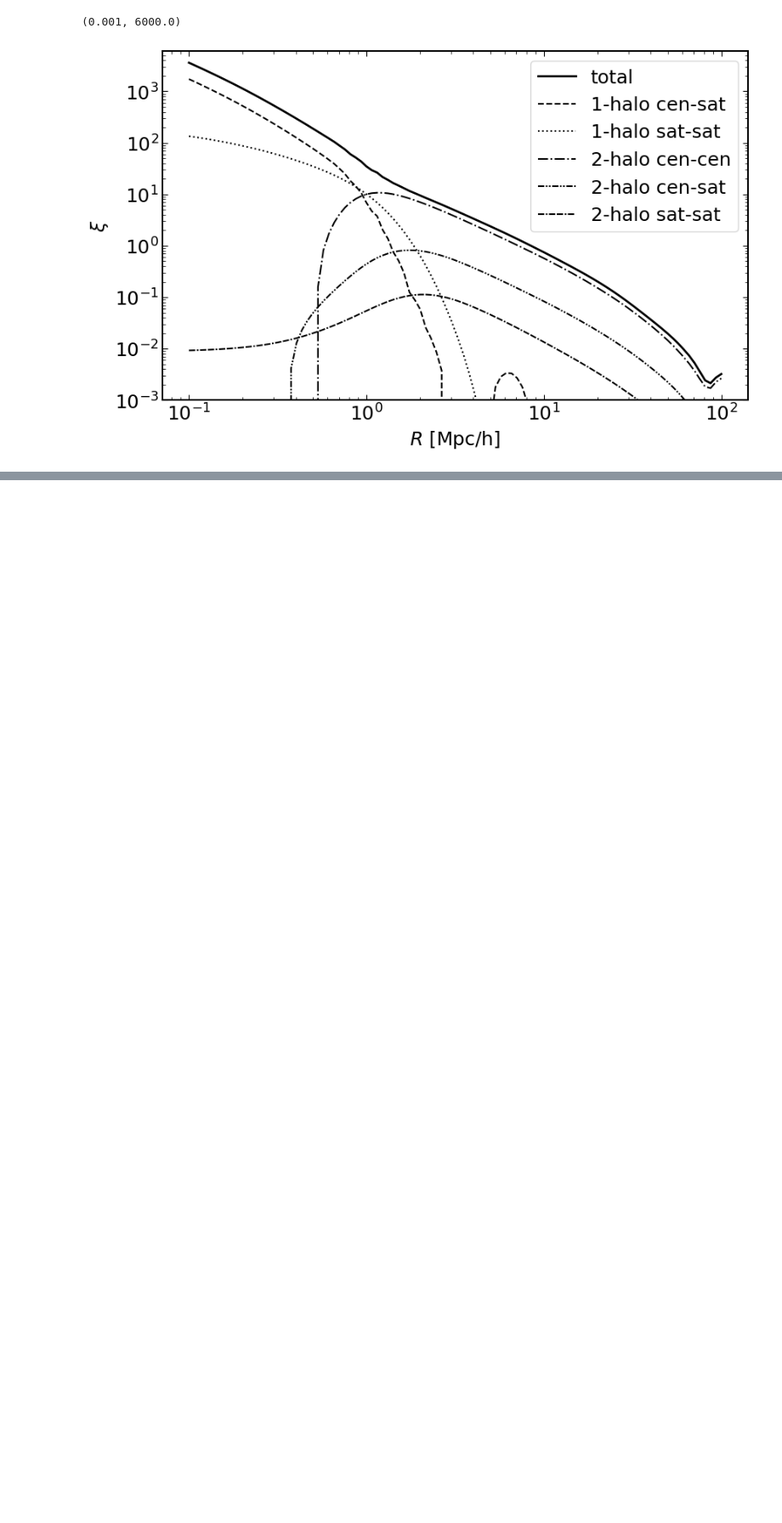
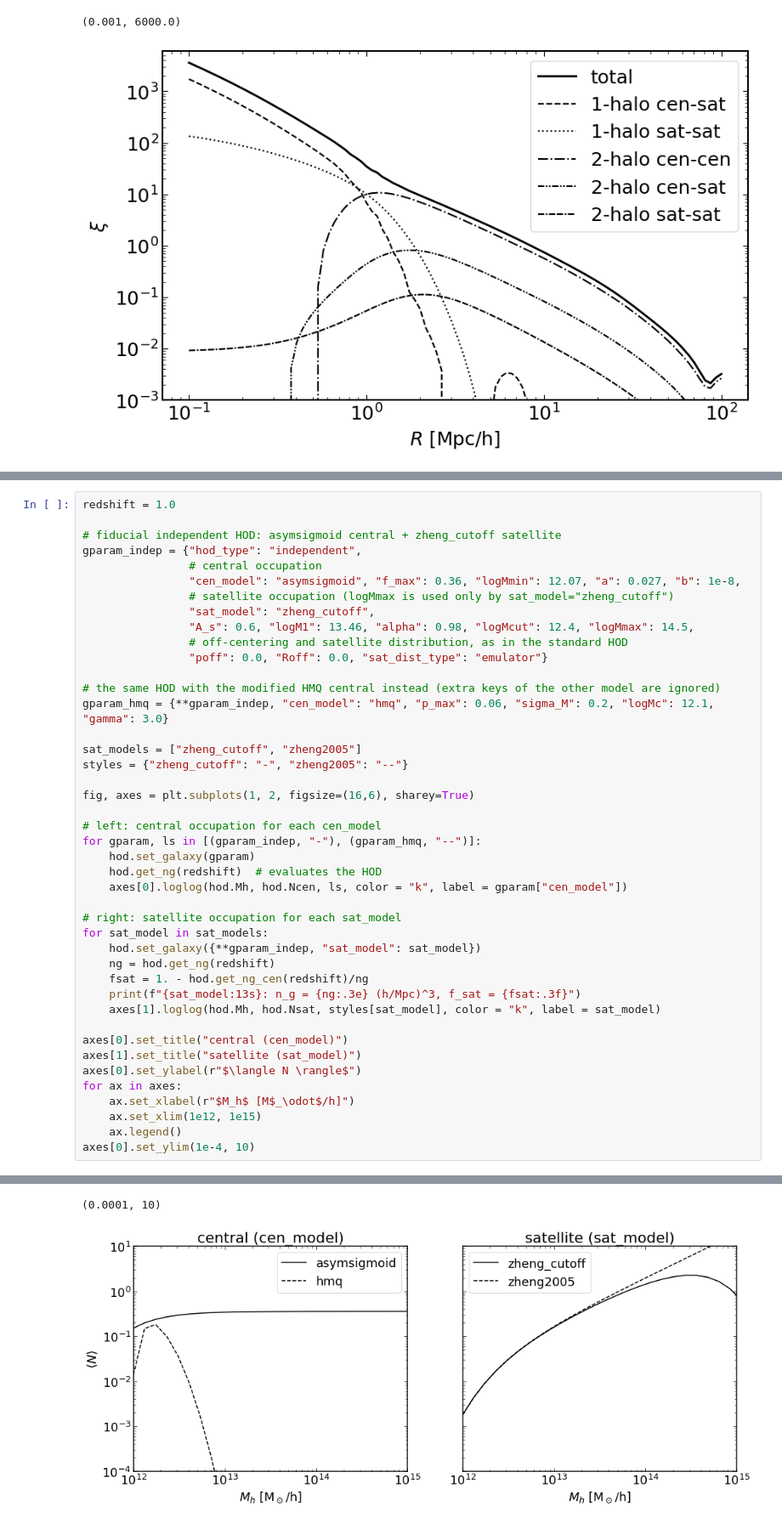
Before and after one commit to DarkQuestCosmology/dark_emulator_public, a Jupyter notebook: docs/tutorial-hod.ipynb, the cells around one changed output, grey strips where cells are left out. Shown at 85% size. Drawn from its saved outputs; the diff is of its cells as text; blank space fills up the shorter version.

```diff
--- a/docs/tutorial-hod.ipynb
+++ b/docs/tutorial-hod.ipynb
@@ -128,0 +147,44 @@ plt.ylim(1e-3, 6e3)
+# %%
+redshift = 1.0
+
+# fiducial independent HOD: asymsigmoid central + zheng_cutoff satellite
+gparam_indep = {"hod_type": "independent",
+                # central occupation
+                "cen_model": "asymsigmoid", "f_max": 0.36, "logMmin": 12.07, "a": 0.027, "b": 1e-8,
+                # satellite occupation (logMmax is used only by sat_model="zheng_cutoff")
+                "sat_model": "zheng_cutoff",
+                "A_s": 0.6, "logM1": 13.46, "alpha": 0.98, "logMcut": 12.4, "logMmax": 14.5,
+                # off-centering and satellite distribution, as in the standard HOD
+                "poff": 0.0, "Roff": 0.0, "sat_dist_type": "emulator"}
+
+# the same HOD with the modified HMQ central instead (extra keys of the other model are ignored)
+gparam_hmq = {**gparam_indep, "cen_model": "hmq", "p_max": 0.06, "sigma_M": 0.2, "logMc": 12.1, "gamma": 3.0}
+
+sat_models = ["zheng_cutoff", "zheng2005"]
+styles = {"zheng_cutoff": "-", "zheng2005": "--"}
+
+fig, axes = plt.subplots(1, 2, figsize=(16,6), sharey=True)
+
+# left: central occupation for each cen_model
+for gparam, ls in [(gparam_indep, "-"), (gparam_hmq, "--")]:
+    hod.set_galaxy(gparam)
+    hod.get_ng(redshift)  # evaluates the HOD
+    axes[0].loglog(hod.Mh, hod.Ncen, ls, color = "k", label = gparam["cen_model"])
+
+# right: satellite occupation for each sat_model
+for sat_model in sat_models:
+    hod.set_galaxy({**gparam_indep, "sat_model": sat_model})
+    ng = hod.get_ng(redshift)
+    fsat = 1. - hod.get_ng_cen(redshift)/ng
+    print(f"{sat_model:13s}: n_g = {ng:.3e} (h/Mpc)^3, f_sat = {fsat:.3f}")
+    axes[1].loglog(hod.Mh, hod.Nsat, styles[sat_model], color = "k", label = sat_model)
+
+axes[0].set_title("central (cen_model)")
+axes[1].set_title("satellite (sat_model)")
+axes[0].set_ylabel(r"$\langle N \rangle$")
+for ax in axes:
+    ax.set_xlabel(r"$M_h$ [M$_\odot$/h]")
+    ax.set_xlim(1e12, 1e15)
+    ax.legend()
+axes[0].set_ylim(1e-4, 10)
+# %% [output]
@@ -128,0 +193,2 @@ plt.ylim(1e-3, 6e3)
+(0.0001, 10)
+[figure, added]
```
Also changed, not shown: parts of 4 cells of this notebook, 4 other files.
